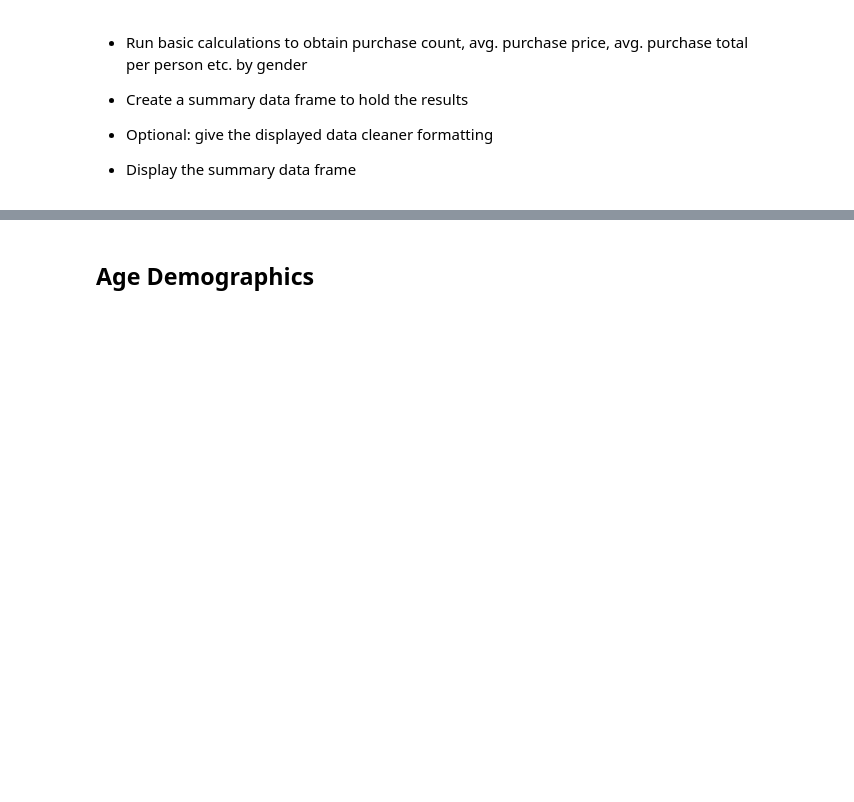
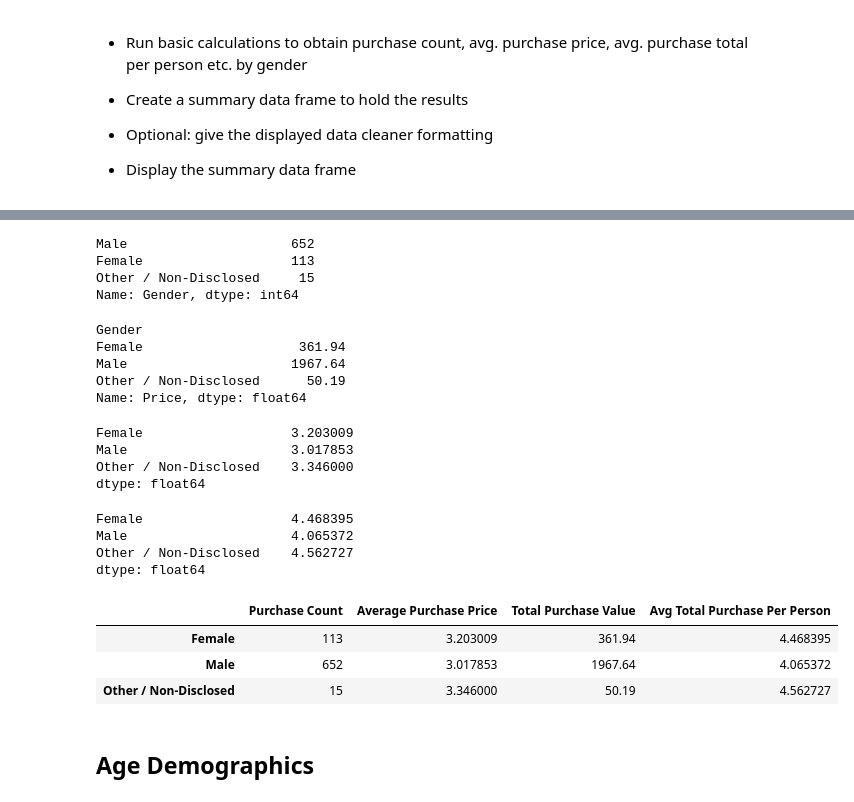
Before and after one commit to Krigerprinsesse/pandas, a Jupyter notebook: HeroesOfPymoli_starter.ipynb, the cells around one changed output, grey strips where cells are left out. Saved outputs shown, nothing was run; the diff lists cells and outputs as text; code cells hidden in the pictures; blank space fills up the shorter version.

```diff
--- a/HeroesOfPymoli_starter.ipynb
+++ b/HeroesOfPymoli_starter.ipynb
@@ -102,3 +114,51 @@ ave_price =
+# %%
+gender_purchase_counts = purchase_data["Gender"].value_counts()
+
+gender_purchase_counts
+# %% [output]
+Male                     652
+Female                   113
+Other / Non-Disclosed     15
+Name: Gender, dtype: int64
+# %%
+gender_grouped = purchase_data.groupby(["Gender"])
+gen_total_val = gender_grouped["Price"].sum()
+gen_total_val
+# %% [output]
+Gender
+Female                    361.94
+Male                     1967.64
+Other / Non-Disclosed      50.19
+Name: Price, dtype: float64
+# %%
+gen_ave_per = gender_grouped["Price"].sum()/gender_purchase_counts
+
+gen_ave_per
+# %% [output]
+Female                   3.203009
+Male                     3.017853
+Other / Non-Disclosed    3.346000
+dtype: float64
+# %%
+ave_total_per = gender_grouped["Price"].sum()/(gen_total_count)
+ave_total_per
+# %% [output]
+Female                   4.468395
+Male                     4.065372
+Other / Non-Disclosed    4.562727
+dtype: float64
+# %%
+gender_purchase_summary = {"Purchase Count":gender_purchase_counts,
+                           "Average Purchase Price":gen_ave_per,"Total Purchase Value":gen_total_val,
+                           "Avg Total Purchase Per Person":ave_total_per}
+
+gender_summary = pd.DataFrame(gender_purchase_summary)
+gender_summary
+# %% [output]
+|  | Purchase Count | Average Purchase Price | Total Purchase Value | Avg Total Purchase Per Person |
+| Female | 113 | 3.203009 | 361.94 | 4.468395 |
+| Male | 652 | 3.017853 | 1967.64 | 4.065372 |
+| Other / Non-Disclosed | 15 | 3.346000 | 50.19 | 4.562727 |
 # %% [markdown]
 ## Age Demographics
 # %% [markdown]
```
Also changed, not shown: parts of 8 cells of this notebook.
